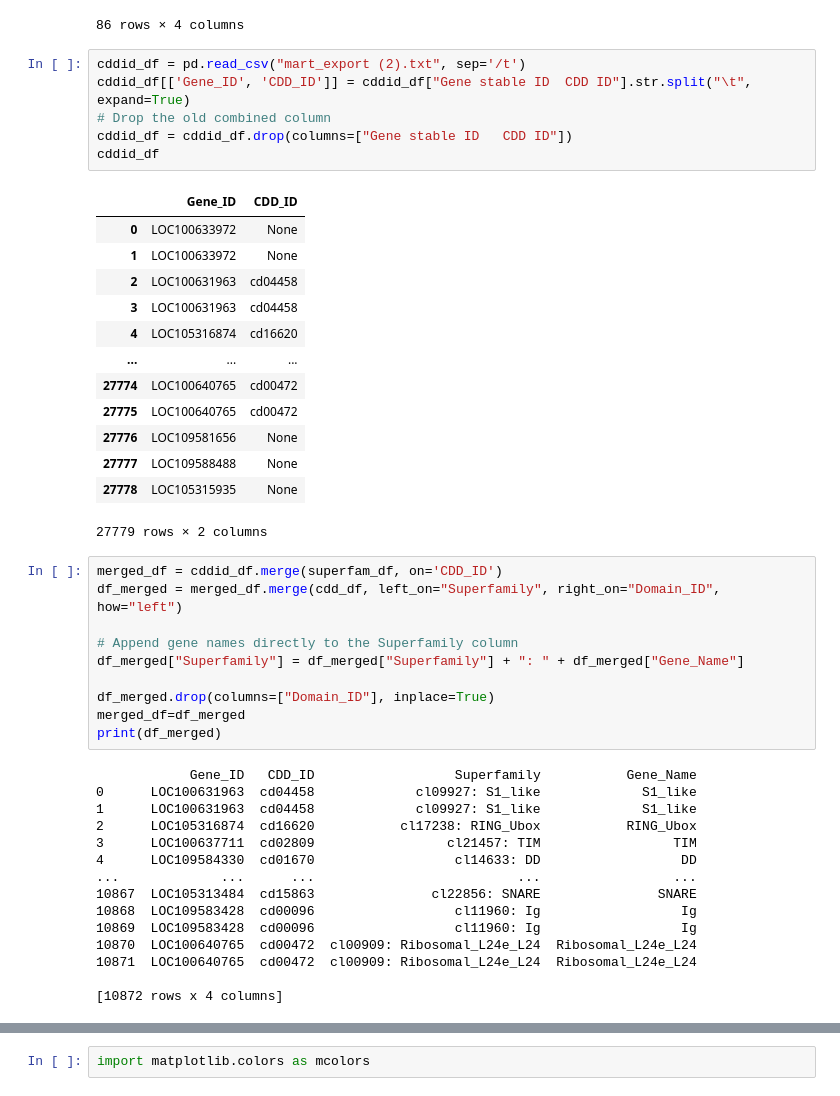
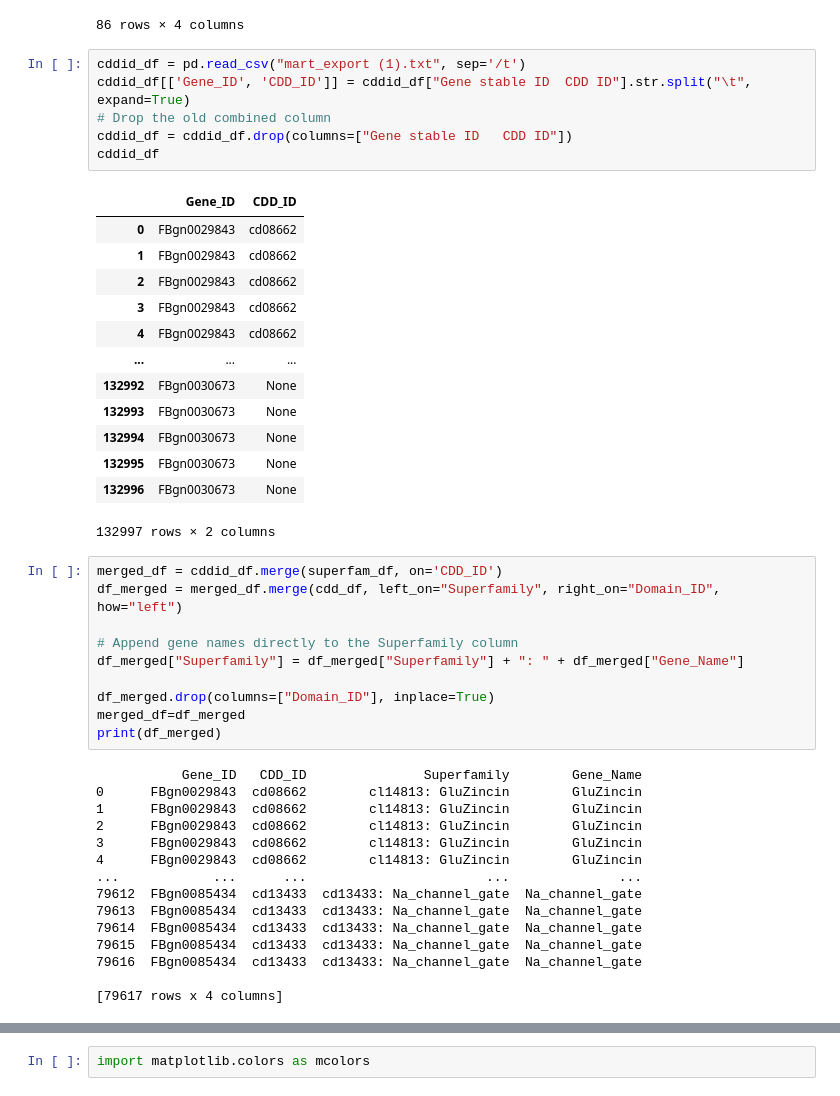
Before and after one commit to EmSalisbury14/Comp-Bio-Project-2, a Jupyter notebook: Code-Part2.ipynb, the cells around one changed output, grey strips where cells are left out. Saved outputs shown, nothing was run; the diff lists cells and outputs as text.

```diff
--- a/Code-Part2.ipynb
+++ b/Code-Part2.ipynb
@@ -65,25 +65,25 @@ Index(['CDD_ID', 'Gene_Name', 'Subfamily_CDDID', 'Subfamily_Name'], dtype='objec
 | 85 | cd19203 | SMYD3 | cd20071 | SMYD |
 86 rows × 4 columns
 # %%
-cddid_df = pd.read_csv("mart_export (2).txt", sep='/t')
+cddid_df = pd.read_csv("mart_export (1).txt", sep='/t')
 cddid_df[['Gene_ID', 'CDD_ID']] = cddid_df["Gene stable ID	CDD ID"].str.split("\t", expand=True)
 # Drop the old combined column
 cddid_df = cddid_df.drop(columns=["Gene stable ID	CDD ID"])
 cddid_df
 # %% [output]
 |  | Gene_ID | CDD_ID |
-| 0 | LOC100633972 | None |
-| 1 | LOC100633972 | None |
-| 2 | LOC100631963 | cd04458 |
-| 3 | LOC100631963 | cd04458 |
-| 4 | LOC105316874 | cd16620 |
+| 0 | FBgn0029843 | cd08662 |
+| 1 | FBgn0029843 | cd08662 |
+| 2 | FBgn0029843 | cd08662 |
+| 3 | FBgn0029843 | cd08662 |
+| 4 | FBgn0029843 | cd08662 |
 | ... | ... | ... |
-| 27774 | LOC100640765 | cd00472 |
-| 27775 | LOC100640765 | cd00472 |
-| 27776 | LOC109581656 | None |
-| 27777 | LOC109588488 | None |
-| 27778 | LOC105315935 | None |
+| 132992 | FBgn0030673 | None |
+| 132993 | FBgn0030673 | None |
+| 132994 | FBgn0030673 | None |
+| 132995 | FBgn0030673 | None |
+| 132996 | FBgn0030673 | None |
-27779 rows × 2 columns
+132997 rows × 2 columns
 # %%
 merged_df = cddid_df.merge(superfam_df, on='CDD_ID')
 df_merged = merged_df.merge(cdd_df, left_on="Superfamily", right_on="Domain_ID", how="left")
@@ -95,20 +95,20 @@ df_merged.drop(columns=["Domain_ID"], inplace=True)
 merged_df=df_merged
 print(df_merged)
 # %% [output]
-            Gene_ID   CDD_ID                  Superfamily           Gene_Name
-0      LOC100631963  cd04458             cl09927: S1_like             S1_like
-1      LOC100631963  cd04458             cl09927: S1_like             S1_like
-2      LOC105316874  cd16620           cl17238: RING_Ubox           RING_Ubox
-3      LOC100637711  cd02809                 cl21457: TIM                 TIM
-4      LOC109584330  cd01670                  cl14633: DD                  DD
-...             ...      ...                          ...                 ...
-10867  LOC105313484  cd15863               cl22856: SNARE               SNARE
-10868  LOC109583428  cd00096                  cl11960: Ig                  Ig
-10869  LOC109583428  cd00096                  cl11960: Ig                  Ig
-10870  LOC100640765  cd00472  cl00909: Ribosomal_L24e_L24  Ribosomal_L24e_L24
-10871  LOC100640765  cd00472  cl00909: Ribosomal_L24e_L24  Ribosomal_L24e_L24
+           Gene_ID   CDD_ID               Superfamily        Gene_Name
+0      FBgn0029843  cd08662        cl14813: GluZincin        GluZincin
+1      FBgn0029843  cd08662        cl14813: GluZincin        GluZincin
+2      FBgn0029843  cd08662        cl14813: GluZincin        GluZincin
+3      FBgn0029843  cd08662        cl14813: GluZincin        GluZincin
+4      FBgn0029843  cd08662        cl14813: GluZincin        GluZincin
+...            ...      ...                       ...              ...
+79612  FBgn0085434  cd13433  cd13433: Na_channel_gate  Na_channel_gate
+79613  FBgn0085434  cd13433  cd13433: Na_channel_gate  Na_channel_gate
+79614  FBgn0085434  cd13433  cd13433: Na_channel_gate  Na_channel_gate
+79615  FBgn0085434  cd13433  cd13433: Na_channel_gate  Na_channel_gate
+79616  FBgn0085434  cd13433  cd13433: Na_channel_gate  Na_channel_gate
 
-[10872 rows x 4 columns]
+[79617 rows x 4 columns]
 # %%
 final_df = merged_df.merge(RNA_seq_df, left_on="Gene_ID", right_on="GeneID", how="inner")
 final_df["CDD_ID"]
```
Also changed, not shown: parts of 13 cells of this notebook, 4 other files.
